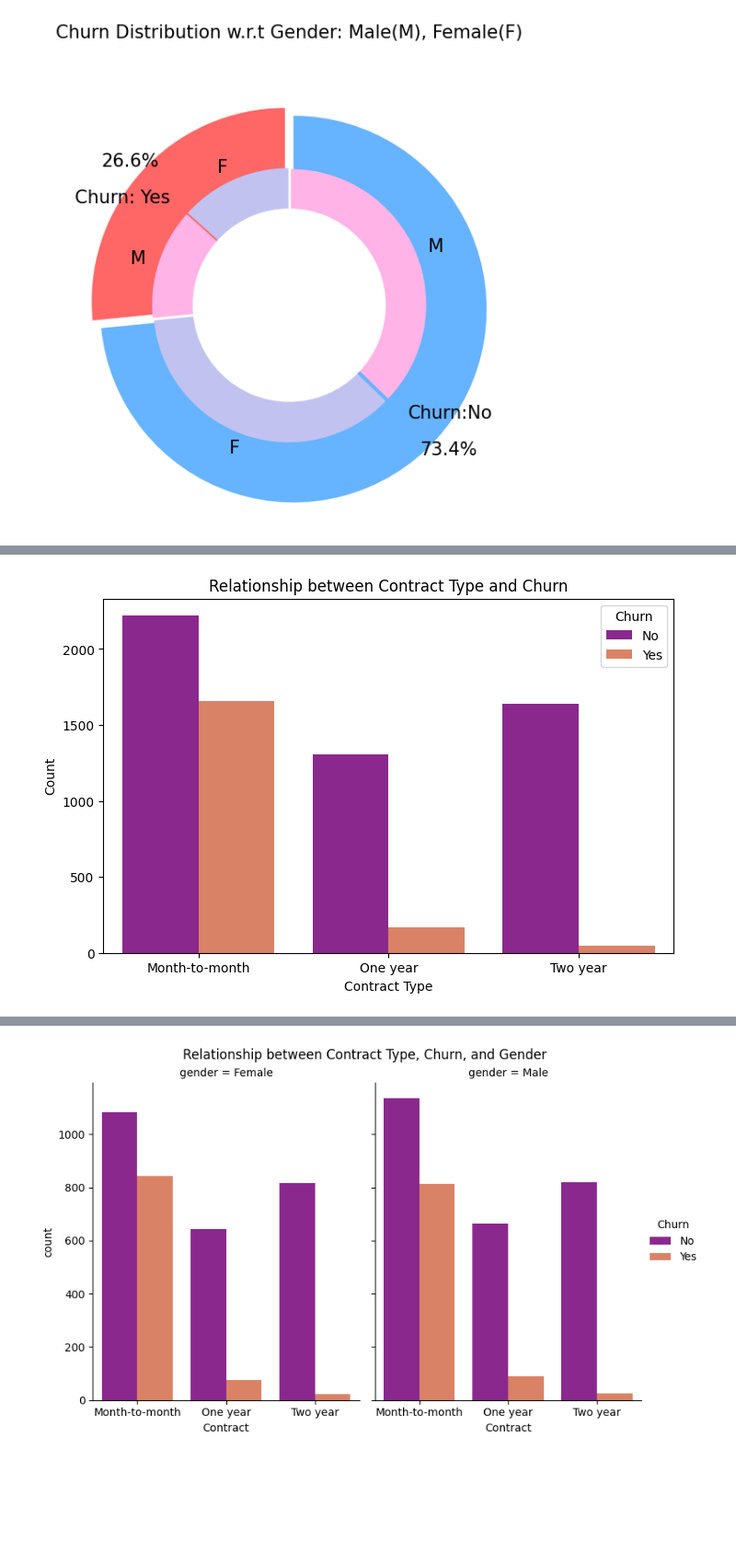
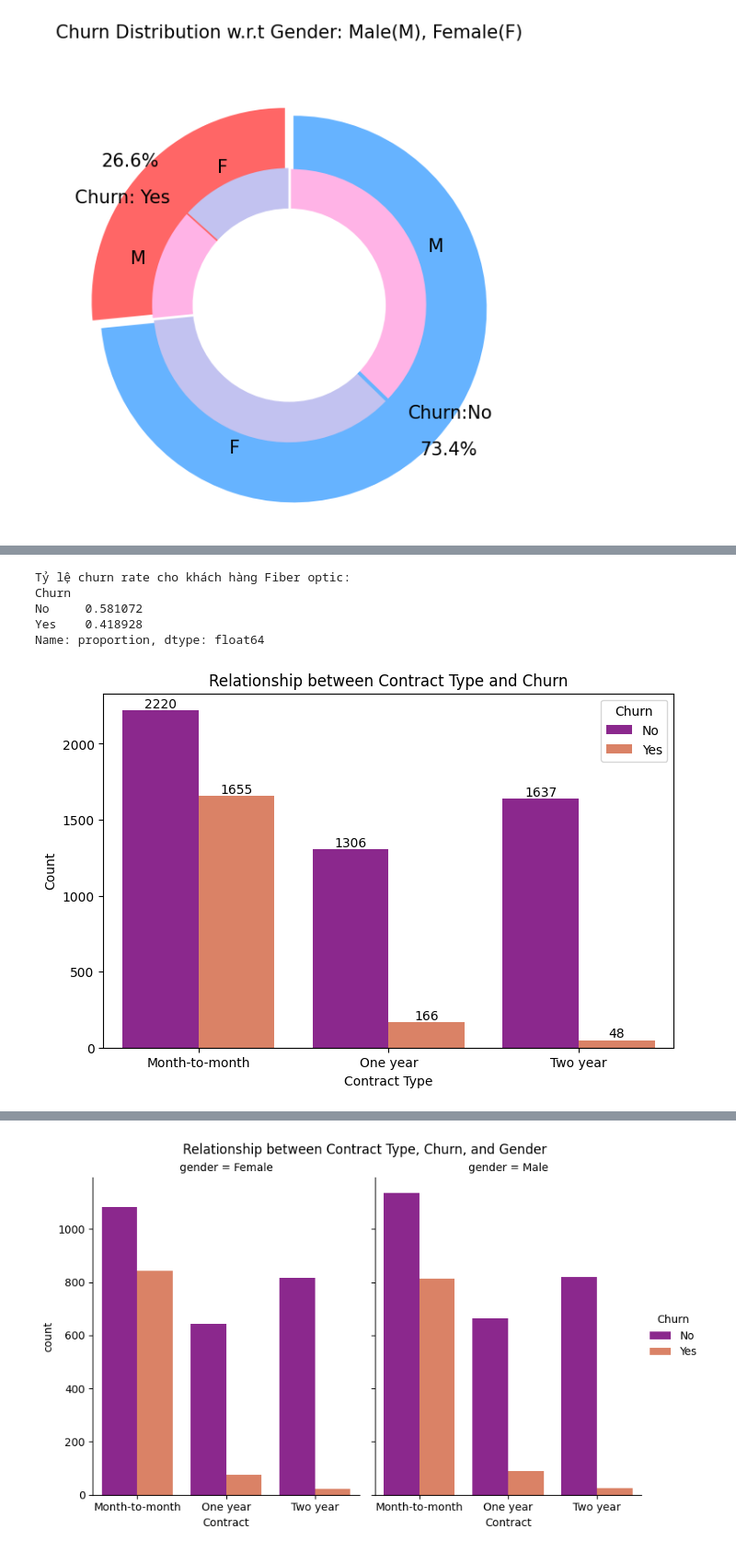
Before and after one commit to devdoan/devdoan, a Jupyter notebook: Untitled3.ipynb, the cells around one changed output, grey strips where cells are left out. Shown at 92% size. Cells and saved outputs as stored; diff of their text form; code cells hidden in the pictures; blank space fills up the shorter version.

```diff
--- a/Untitled3.ipynb
+++ b/Untitled3.ipynb
@@ -323,9 +315,18 @@ import seaborn as sns
 import matplotlib.pyplot as plt
 
 plt.figure(figsize=(8, 5))
-sns.countplot(data=df, x='InternetService', hue='Churn', palette='viridis')
+ax = sns.countplot(data=df, x='InternetService', hue='Churn', palette='viridis')
 plt.title('Relationship between InternetService and Churn')
 plt.xlabel('Internet Service Type')
 plt.ylabel('Count')
+
+# Add counts on top of the bars
+for p in ax.patches:
+    height = p.get_height()
+    # Thêm điều kiện kiểm tra chiều cao của cột ở đây
+    if height > 0:
+        ax.annotate(f'{int(height)}', (p.get_x() + p.get_width() / 2., height),
+                    ha='center', va='center', xytext=(0, 5), textcoords='offset points')
+
 plt.show()
 # %% [output]
@@ -333,12 +343,34 @@ plt.show()
+# %%
+fiber_optic_customers = df[df['InternetService'] == 'Fiber optic']
+
+churn_rate_fiber_optic = fiber_optic_customers['Churn'].value_counts(normalize=True)
+
+print("Tỷ lệ churn rate cho khách hàng Fiber optic:")
+print(churn_rate_fiber_optic)
+# %% [output]
+Tỷ lệ churn rate cho khách hàng Fiber optic:
+Churn
+No     0.581072
+Yes    0.418928
+Name: proportion, dtype: float64
 # %%
 import seaborn as sns
 import matplotlib.pyplot as plt
 
 plt.figure(figsize=(8, 5))
-sns.countplot(data=df, x='Contract', hue='Churn', palette='plasma')
+ax = sns.countplot(data=df, x='Contract', hue='Churn', palette='plasma')
 plt.title('Relationship between Contract Type and Churn')
 plt.xlabel('Contract Type')
 plt.ylabel('Count')
+
+# Add counts on top of the bars
+for p in ax.patches:
+    height = p.get_height()
+    # Thêm điều kiện kiểm tra chiều cao của cột ở đây
+    if height > 0:
+        ax.annotate(f'{int(height)}', (p.get_x() + p.get_width() / 2., height),
+                    ha='center', va='center', xytext=(0, 5), textcoords='offset points')
+
 plt.show()
 # %% [output]
-[figure, old version]
+[figure, new version]
```
Also changed, not shown: parts of 15 cells of this notebook.
